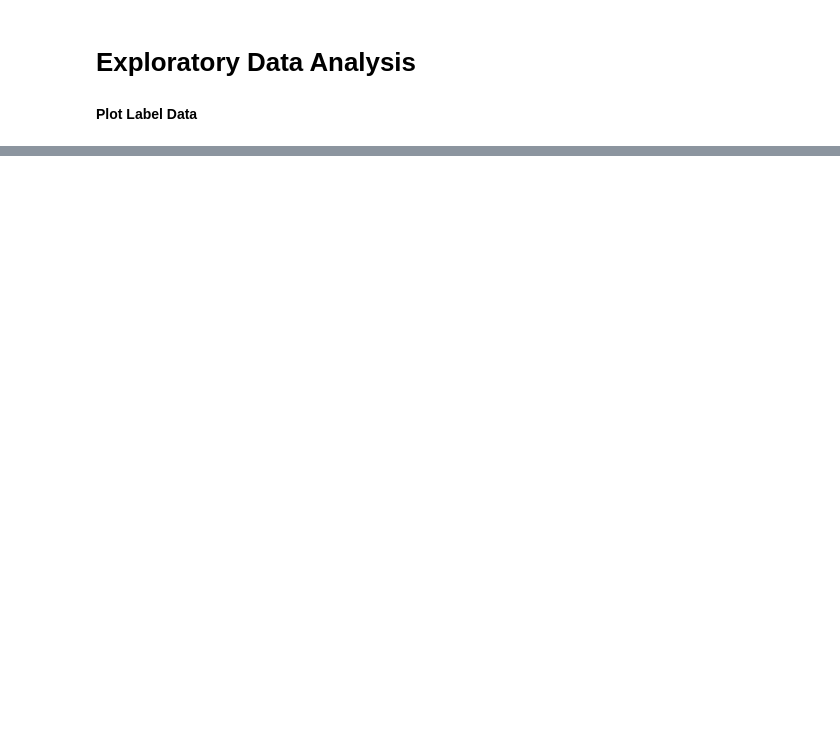
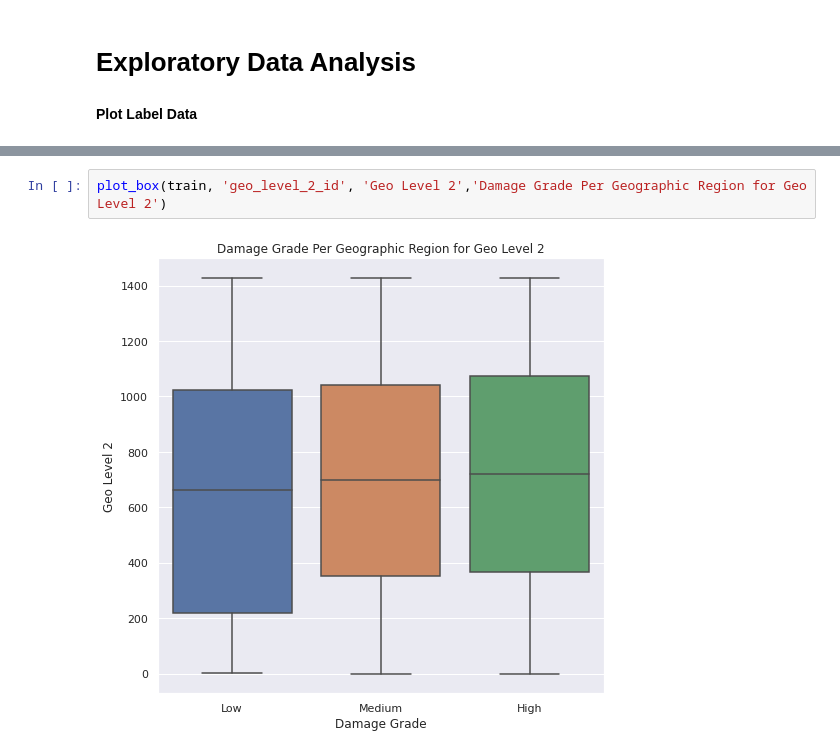
Before and after one commit to ReynaraEzra/Richter-Earthquake-Prediction, a Jupyter notebook: Richter_Prediction_Part1.ipynb, the cells around one changed output, grey strips where cells are left out. Saved outputs shown, nothing was run; the diff lists cells and outputs as text; blank space fills up the shorter version.

```diff
--- a/Richter_Prediction_Part1.ipynb
+++ b/Richter_Prediction_Part1.ipynb
@@ -354,0 +345,4 @@ time: 302 ms (started: 2021-08-10 09:11:10 +00:00)
+# %%
+plot_box(train, 'geo_level_2_id', 'Geo Level 2','Damage Grade Per Geographic Region for Geo Level 2')
+# %% [output]
+[figure, added]
```
Also changed, not shown: parts of 30 cells of this notebook.
